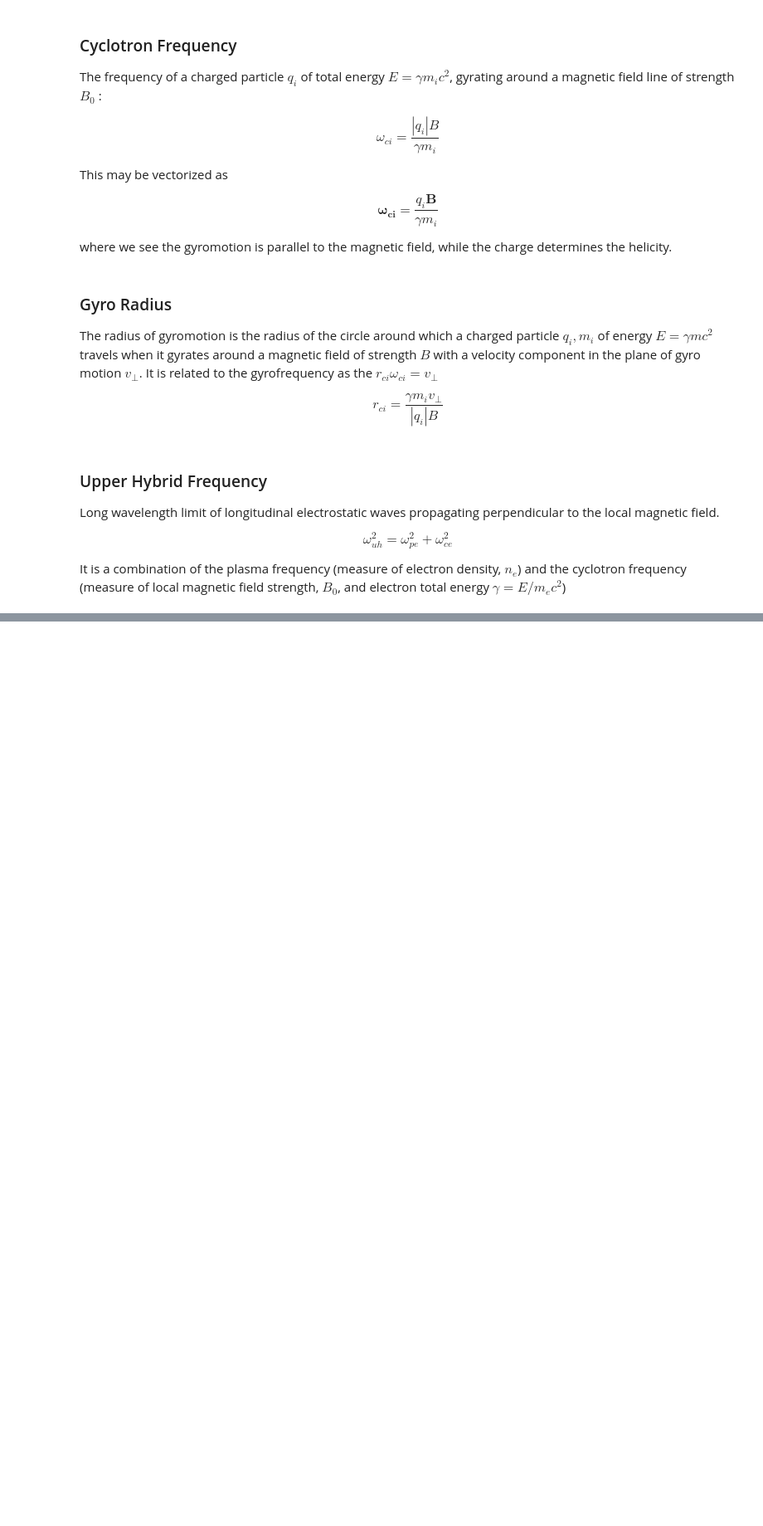
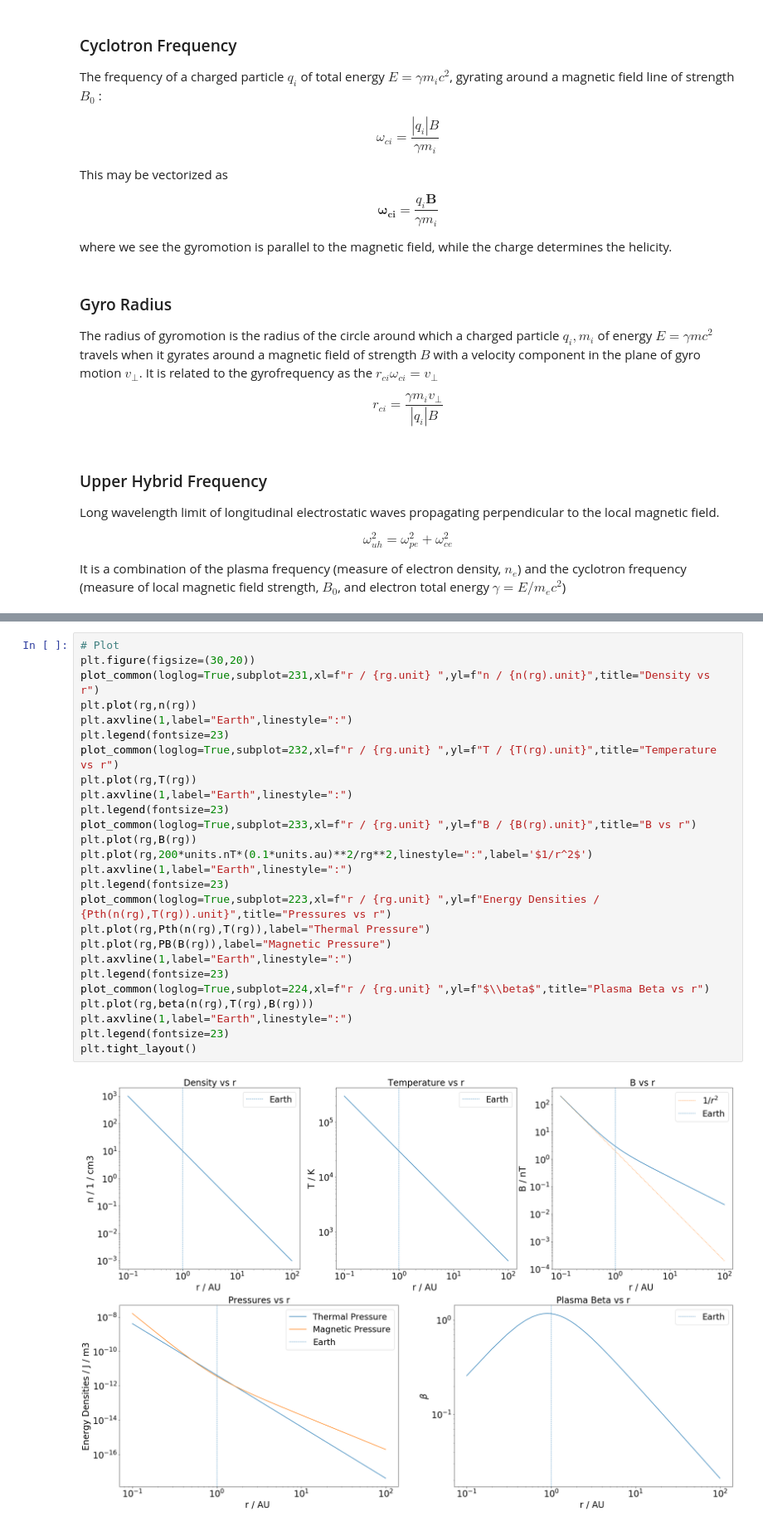
Before and after one commit to STBadman/PublicProjects, a Jupyter notebook: Notes/Plasma_Parameters.ipynb, the cells around one changed output, grey strips where cells are left out. Shown at 83% size. Saved outputs shown, nothing was run; the diff lists cells and outputs as text; blank space fills up the shorter version.

```diff
--- a/Notes/Plasma_Parameters.ipynb
+++ b/Notes/Plasma_Parameters.ipynb
@@ -107,0 +224,28 @@ It is a combination of the plasma frequency (measure of electron density, $n_e$)
+# %%
+# Plot
+plt.figure(figsize=(30,20))
+plot_common(loglog=True,subplot=231,xl=f"r / {rg.unit} ",yl=f"n / {n(rg).unit}",title="Density vs r")
+plt.plot(rg,n(rg))
+plt.axvline(1,label="Earth",linestyle=":")
+plt.legend(fontsize=23)
+plot_common(loglog=True,subplot=232,xl=f"r / {rg.unit} ",yl=f"T / {T(rg).unit}",title="Temperature vs r")
+plt.plot(rg,T(rg))
+plt.axvline(1,label="Earth",linestyle=":")
+plt.legend(fontsize=23)
+plot_common(loglog=True,subplot=233,xl=f"r / {rg.unit} ",yl=f"B / {B(rg).unit}",title="B vs r")
+plt.plot(rg,B(rg))
+plt.plot(rg,200*units.nT*(0.1*units.au)**2/rg**2,linestyle=":",label='$1/r^2$')
+plt.axvline(1,label="Earth",linestyle=":")
+plt.legend(fontsize=23)
+plot_common(loglog=True,subplot=223,xl=f"r / {rg.unit} ",yl=f"Energy Densities / {Pth(n(rg),T(rg)).unit}",title="Pressures vs r")
+plt.plot(rg,Pth(n(rg),T(rg)),label="Thermal Pressure")
+plt.plot(rg,PB(B(rg)),label="Magnetic Pressure")
+plt.axvline(1,label="Earth",linestyle=":")
+plt.legend(fontsize=23)
+plot_common(loglog=True,subplot=224,xl=f"r / {rg.unit} ",yl=f"$\\beta$",title="Plasma Beta vs r")
+plt.plot(rg,beta(n(rg),T(rg),B(rg)))
+plt.axvline(1,label="Earth",linestyle=":")
+plt.legend(fontsize=23)
+plt.tight_layout()
+# %% [output]
+[figure, added]
```
Also changed, not shown: parts of 8 cells of this notebook, 4 other files.
